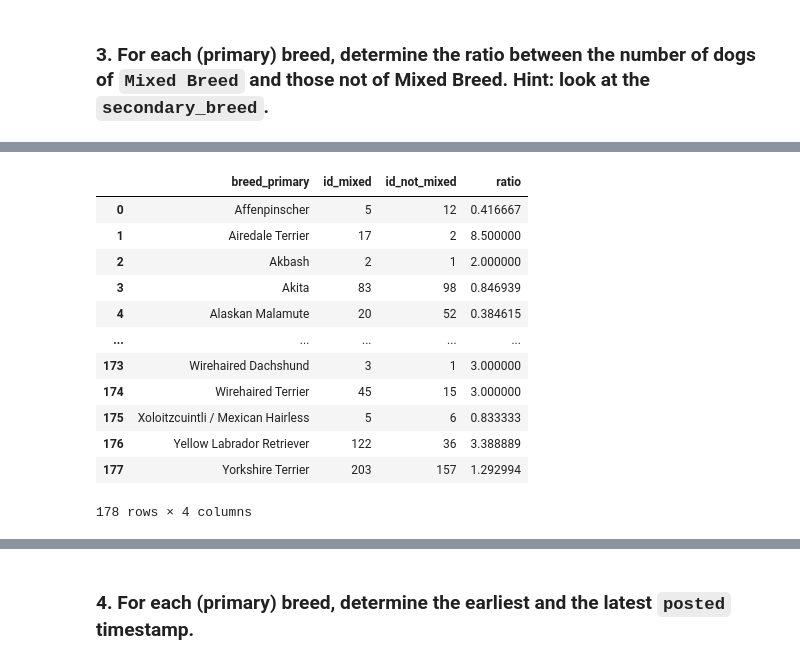
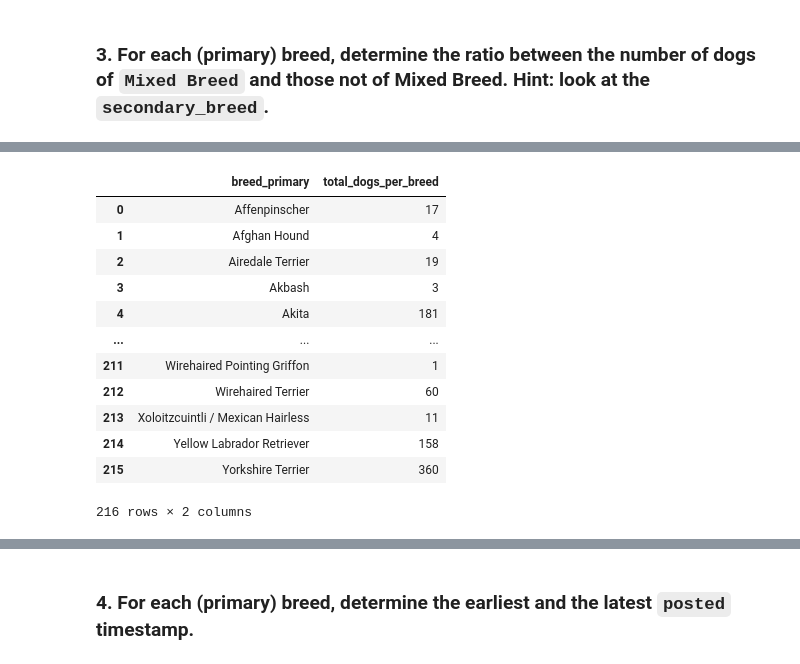
Before and after one commit to Davide99o/Progetto, a Jupyter notebook: progetto modificato.ipynb, the cells around one changed output, grey strips where cells are left out. Cells and saved outputs as stored; diff of their text form; code cells hidden in the pictures.

```diff
--- a/progetto modificato.ipynb
+++ b/progetto modificato.ipynb
@@ -207,18 +101,19 @@ all=pd.merge(true_bm, false_bm, left_on='breed_primary', right_on='breed_primary
-# %%
-# finally, we compute the ratio among 'id_mixed' and 'id_not_mixed' columns.
-all['ratio']=all['id_mixed']/all['id_not_mixed']
-all
-# %% [output]
-|  | breed_primary | id_mixed | id_not_mixed | ratio |
-| 0 | Affenpinscher | 5 | 12 | 0.416667 |
-| 1 | Airedale Terrier | 17 | 2 | 8.500000 |
-| 2 | Akbash | 2 | 1 | 2.000000 |
-| 3 | Akita | 83 | 98 | 0.846939 |
-| 4 | Alaskan Malamute | 20 | 52 | 0.384615 |
-| ... | ... | ... | ... | ... |
-| 173 | Wirehaired Dachshund | 3 | 1 | 3.000000 |
-| 174 | Wirehaired Terrier | 45 | 15 | 3.000000 |
-| 175 | Xoloitzcuintli / Mexican Hairless | 5 | 6 | 0.833333 |
-| 176 | Yellow Labrador Retriever | 122 | 36 | 3.388889 |
-| 177 | Yorkshire Terrier | 203 | 157 | 1.292994 |
-178 rows × 4 columns
+# %%
+# we group the dogs by breed primary and then we count the amount of dogs for each breed primary. We rename the column with the count
+breed_primary = dogs.groupby(['breed_primary'], as_index = False). count()[['breed_primary', 'id']]
+breed_primary.rename(columns={'id':'total_dogs_per_breed'}, inplace=True)
+breed_primary
+# %% [output]
+|  | breed_primary | total_dogs_per_breed |
+| 0 | Affenpinscher | 17 |
+| 1 | Afghan Hound | 4 |
+| 2 | Airedale Terrier | 19 |
+| 3 | Akbash | 3 |
+| 4 | Akita | 181 |
+| ... | ... | ... |
+| 211 | Wirehaired Pointing Griffon | 1 |
+| 212 | Wirehaired Terrier | 60 |
+| 213 | Xoloitzcuintli / Mexican Hairless | 11 |
+| 214 | Yellow Labrador Retriever | 158 |
+| 215 | Yorkshire Terrier | 360 |
+216 rows × 2 columns
```
Also changed, not shown: parts of 38 cells of this notebook.
